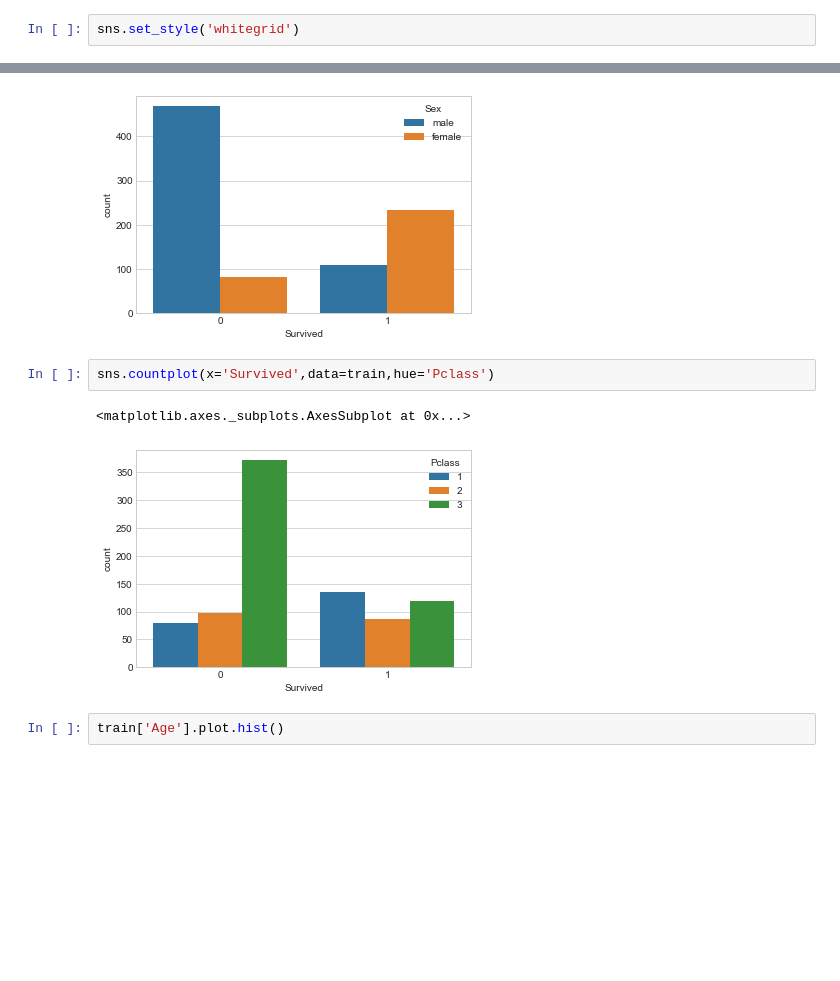
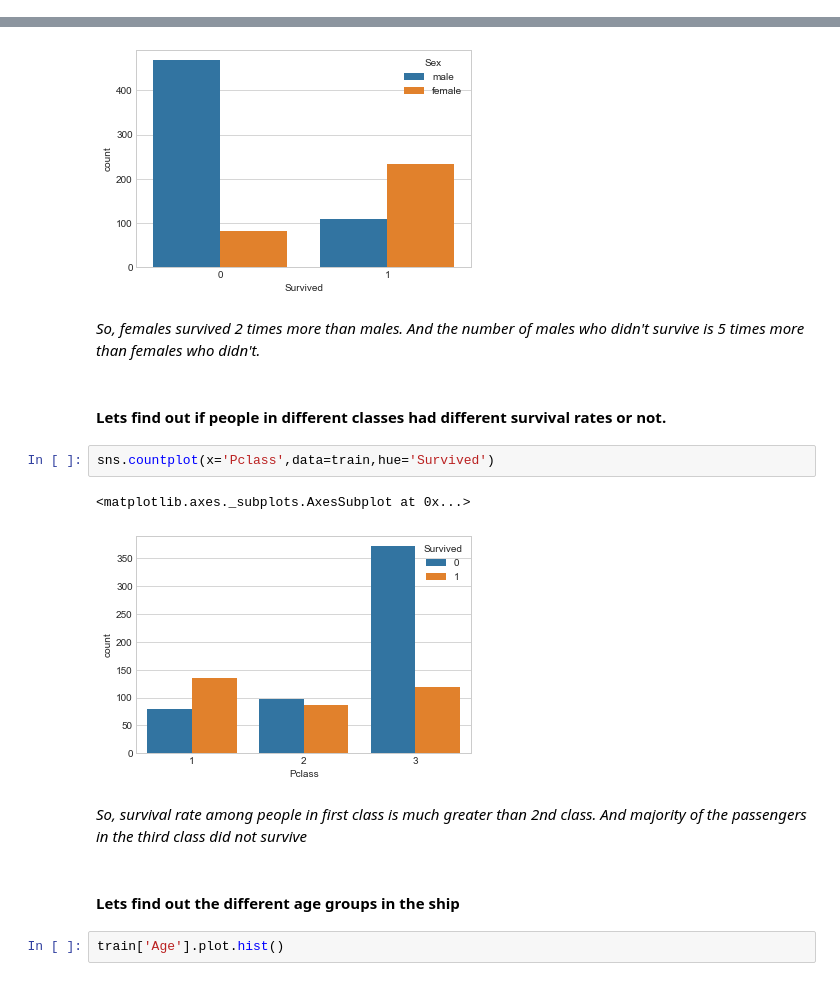
Before and after one commit to subhamsarangi/ML, a Jupyter notebook: 2. Logistic Regression/Logistic Regression.ipynb, the cells around one changed output, grey strips where cells are left out. Drawn from its saved outputs; the diff is of its cells as text; blank space fills up the shorter version.

```diff
--- a/2. Logistic Regression/Logistic Regression.ipynb
+++ b/2. Logistic Regression/Logistic Regression.ipynb
@@ -51,2 +52,0 @@ sns.heatmap(train.isnull(),cbar=False, cmap='magma',yticklabels=False)
-# %%
-sns.set_style('whitegrid')
@@ -55,11 +59,19 @@ sns.countplot(x='Survived',data=train,hue='Sex')
 # %% [output]
 <matplotlib.axes._subplots.AxesSubplot at 0x...>
 [figure]
+# %% [markdown]
+_So, females survived 2 times more than males. And the number of males who didn't survive is 5 times more than females who didn't._
+# %% [markdown]
+#### Lets find out if people in different classes had different survival rates or not.
 # %%
-sns.countplot(x='Survived',data=train,hue='Pclass')
+sns.countplot(x='Pclass',data=train,hue='Survived')
 # %% [output]
 <matplotlib.axes._subplots.AxesSubplot at 0x...>
-[figure, old version]
+[figure, new version]
+# %% [markdown]
+_So, survival rate among people in first class is much greater than 2nd class. And majority of the passengers in the third class did not survive_
+# %% [markdown]
+#### Lets find out the different age groups in the ship
 # %%
 train['Age'].plot.hist()
 # %% [output]
```
Also changed, not shown: parts of 56 cells of this notebook.
